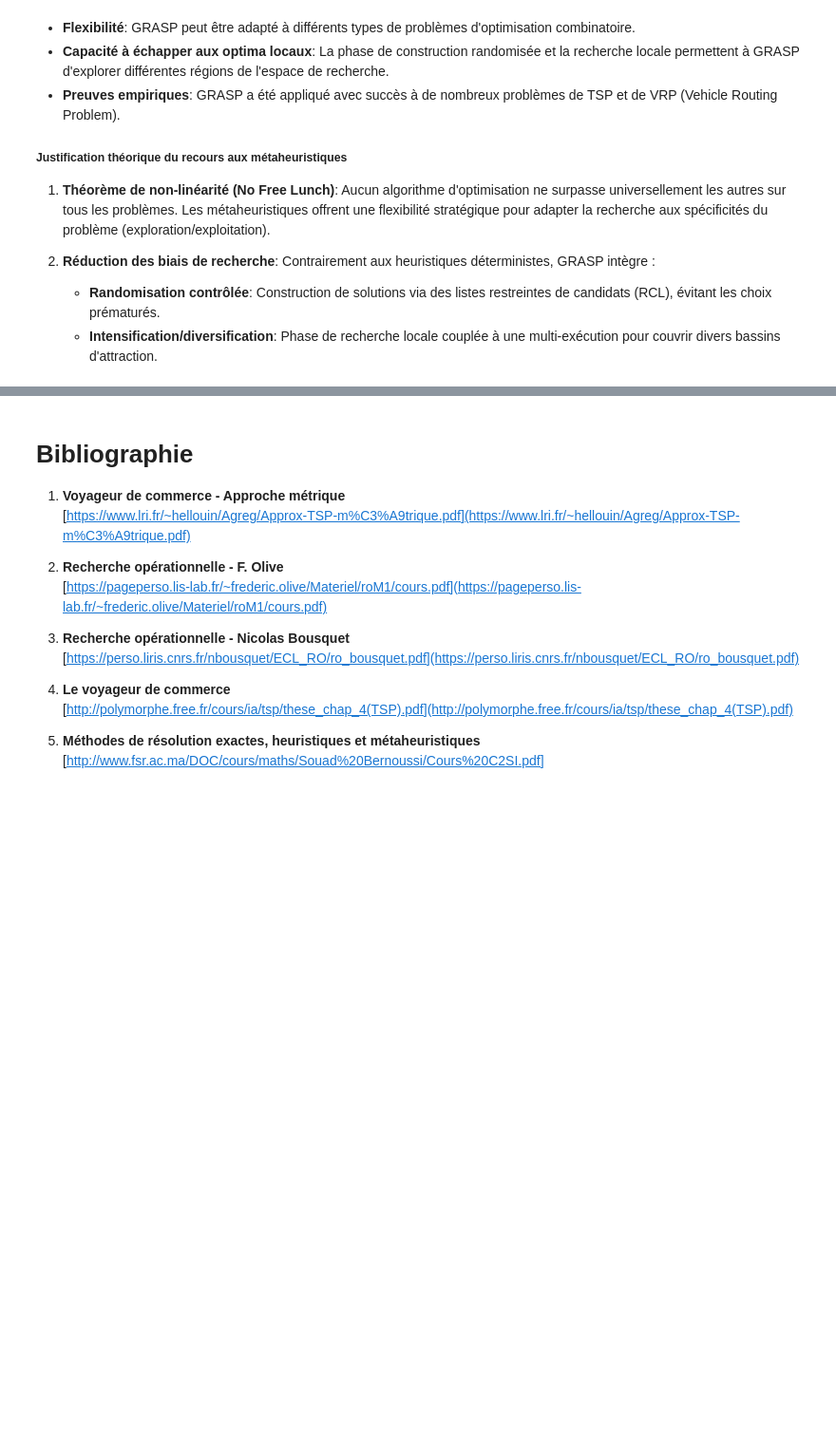
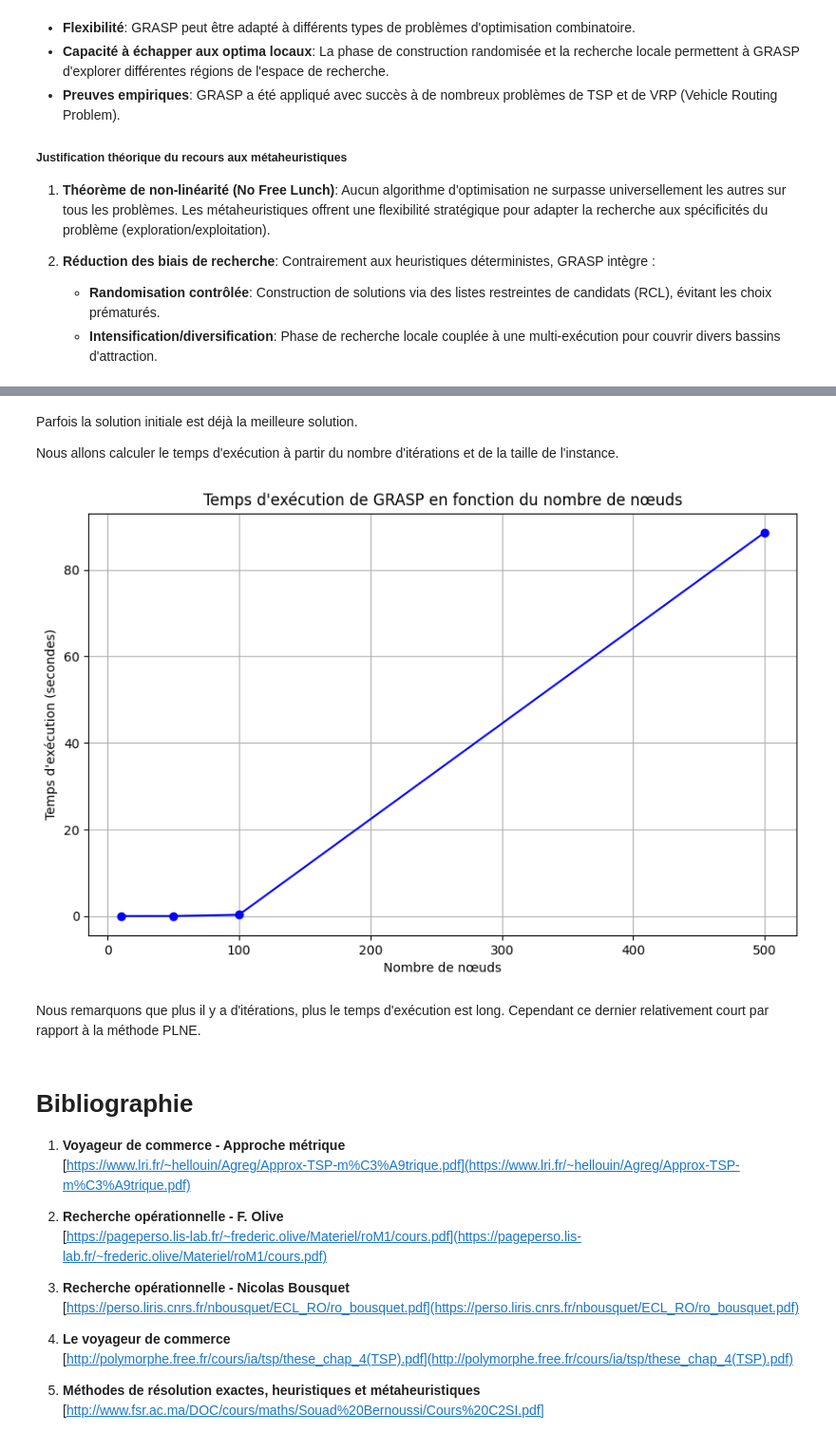
Before and after one commit to iKagnana/RO-CESI-BMI, a Jupyter notebook: livrable_1.ipynb, the cells around one changed output, grey strips where cells are left out. Shown: that part at 95% size. Saved outputs shown, nothing was run; the diff lists cells and outputs as text; code cells hidden in the pictures; blank space fills up the shorter version.

```diff
--- a/livrable_1.ipynb
+++ b/livrable_1.ipynb
@@ -566,3 +757,55 @@ Nous avons choisi GRASP (Greedy Randomized Adaptive Search Procedure) pour les r
+# %% [markdown]
+Parfois la solution initiale est déjà la meilleure solution.
+
+Nous allons calculer le temps d'exécution à partir du nombre d'itérations et de la taille de l'instance.
+# %%
+import time
+
+def test_GRASP(iterations=5, alpha=0.5):
+    """
+    Teste le GRASP avec un certain nombre d'itérations et trace un graphe du temps d'exécution
+    en fonction du nombre de nœuds dans le graphe généré.
+
+    iterations : int
+        Nombre d'itérations pour la recherche locale
+    alpha : float
+        Paramètre alpha pour la taille de la RCL
+    """
+    nb_nodes_to_test = [10, 50, 100, 500]
+    times = []
+
+    for n in nb_nodes_to_test:
+        # Générer un graphe avec n nœuds
+        graph, time_windows, perturbated_edges = generate_data(
+            n, (1, 300), 0.2, 5, percentage_dependecy=0.2
+        )
+
+        # Construire une solution initiale
+        start_time = time.time()
+        solution = construire_solution_initiale(graph, 0, time_windows)
+
+        # Appliquer GRASP avec recherche locale
+        solution = local_search(graph, solution, time_windows, max_iterations=iterations)
+        end_time = time.time()
+
+        # Calculer le temps d'exécution
+        times.append(end_time - start_time)
+
+    # Tracer le graphe
+    plt.figure(figsize=(10, 6))
+    plt.plot(nb_nodes_to_test, times, marker='o', linestyle='-', color='b')
+    plt.xlabel("Nombre de nœuds")
+    plt.ylabel("Temps d'exécution (secondes)")
+    plt.title("Temps d'exécution de GRASP en fonction du nombre de nœuds")
+    plt.grid()
+    plt.show()
+
+# Exemple d'utilisation
+test_GRASP(iterations=5)
+# %% [output]
+[figure, added]
+# %% [markdown]
+Nous remarquons que plus il y a d'itérations, plus le temps d'exécution est long. Cependant ce dernier relativement court par rapport à la méthode PLNE.
 # %% [markdown]
 # Bibliographie
 
```
Also changed, not shown: parts of 10 cells of this notebook.
